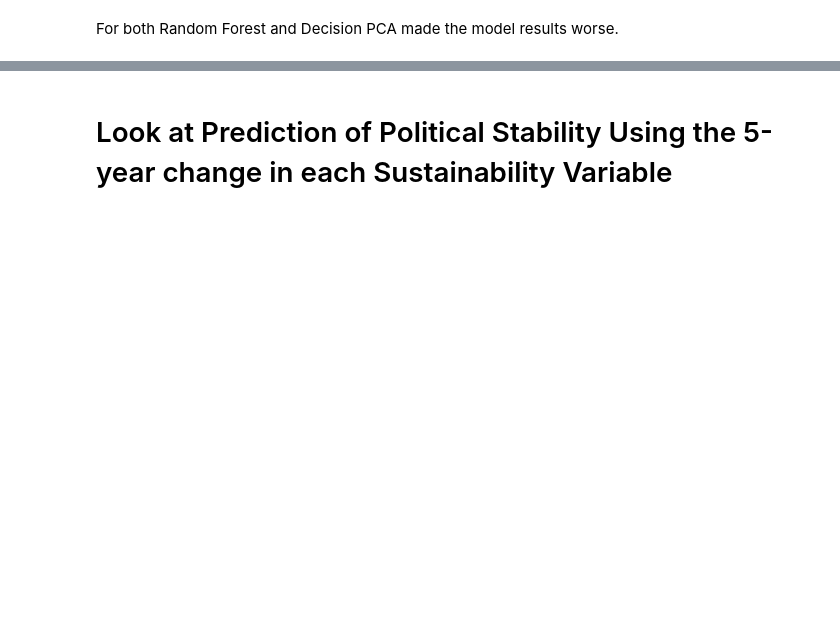
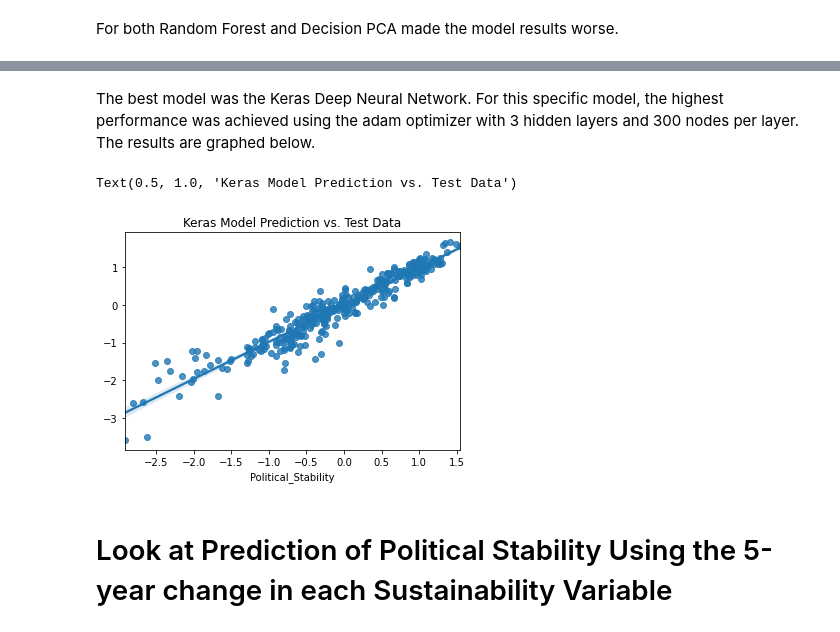
Before and after one commit to nmckinne/SustainabilityProject, a Jupyter notebook: SustainabilityGoals.ipynb, the cells around one changed output, grey strips where cells are left out. Drawn from its saved outputs; the diff is of its cells as text; code cells hidden in the pictures; blank space fills up the shorter version.

```diff
--- a/SustainabilityGoals.ipynb
+++ b/SustainabilityGoals.ipynb
@@ -1417,0 +1596,4 @@ For both Random Forest and Decision PCA made the model results worse.
+# %%
+#get the number of columns in the predictors array
+n_cols = X_train.shape[1]
+print(n_cols)
@@ -1417,0 +1735,35 @@ For both Random Forest and Decision PCA made the model results worse.
+# %%
+#Run the best model individually to save y_pred
+
+#instantiate the keras model
+model=Sequential()
+
+#add the layers
+model.add(Dense(300, activation='relu', input_shape=(n_cols,)))
+model.add(Dense(300, activation='relu'))
+model.add(Dense(300, activation='relu'))
+model.add(Dense(300, activation='relu'))
+model.add(Dense(1))
+
+#Compile the model
+model.compile(optimizer='adam', loss='mean_squared_error')
+
+#fit the model
+model.fit(X_train, y_train, validation_data=(X_test, y_test), verbose=0, epochs=100, callbacks=[early_stopping_monitor])
+
+#get the predictions from the model
+y_pred = model.predict(X_test)
+
+#Evaluate the model
+r2 = r2_score(y_test, y_pred)
+mean_square_error=MSE(y_test, y_pred)
+rmse_model = mean_square_error**(0.5)
+
+#print mse
+print("Keras mean_squared_error = ", round(mean_square_error, 2))
+
+# Calculate the root mean square error
+print("Keras RMSE_Model = ", round(rmse_model, 2))
+
+#Get r2 score
+print('Keras R2 Score = ' , round(r2, 2))
@@ -1418,3 +1786,12 @@ For both Random Forest and Decision PCA made the model results worse.
+# %% [markdown]
+The best model was the Keras Deep Neural Network.  For this specific model, the highest performance was achieved using the adam optimizer with 3 hidden layers and 300 nodes per layer.  The results are graphed below.
+# %%
+#Make scatterplot with seaborn
+sns.regplot(x=y_test,
+           y=y_pred).set_title('Keras Model Prediction vs. Test Data')
+# %% [output]
+Text(0.5, 1.0, 'Keras Model Prediction vs. Test Data')
+[figure, added]
 # %% [markdown]
 # Look at Prediction of Political Stability Using the 5-year change in each Sustainability Variable
 # %%
```
Also changed, not shown: parts of 64 cells of this notebook.
